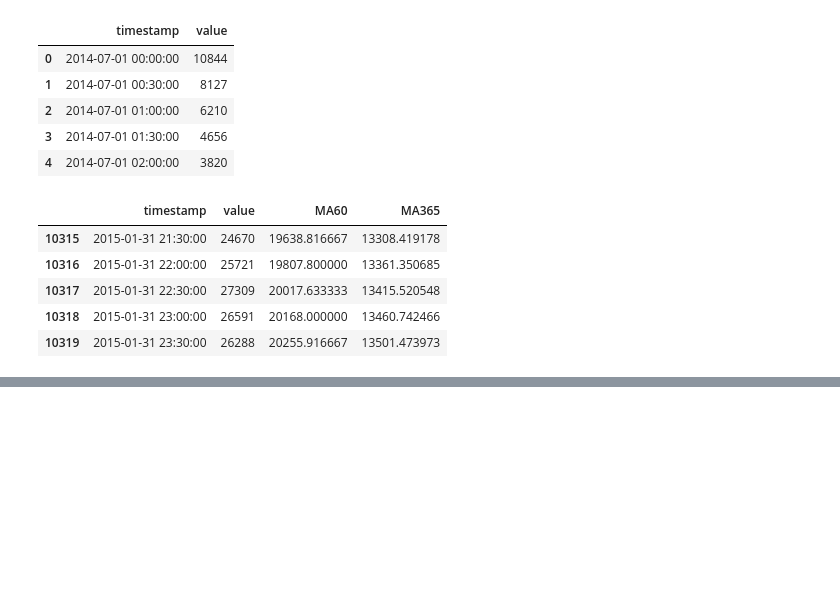
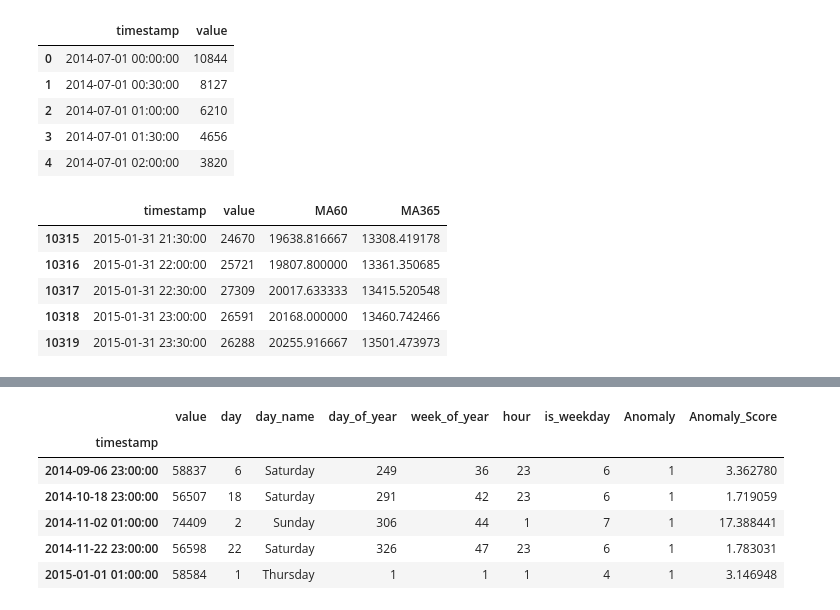
Before and after one commit to neddy0318/-, a Jupyter notebook: 18_AnomalyDetection.ipynb, the cells around one changed output, grey strips where cells are left out. Drawn from its saved outputs; the diff is of its cells as text; code cells hidden in the pictures; blank space fills up the shorter version.

```diff
--- a/18_AnomalyDetection.ipynb
+++ b/18_AnomalyDetection.ipynb
@@ -131,0 +251,11 @@ ValueError: Mime type rendering requires nbformat>=4.2.0 but it is not installed
+# %%
+# check anomalies
+lof_results[lof_results['Anomaly'] == 1].head()
+# %% [output]
+|  | value | day | day_name | day_of_year | week_of_year | hour | is_weekday | Anomaly | Anomaly_Score |
+| timestamp |  |  |  |  |  |  |  |  |  |
+| 2014-09-06 23:00:00 | 58837 | 6 | Saturday | 249 | 36 | 23 | 6 | 1 | 3.362780 |
+| 2014-10-18 23:00:00 | 56507 | 18 | Saturday | 291 | 42 | 23 | 6 | 1 | 1.719059 |
+| 2014-11-02 01:00:00 | 74409 | 2 | Sunday | 306 | 44 | 1 | 7 | 1 | 17.388441 |
+| 2014-11-22 23:00:00 | 56598 | 22 | Saturday | 326 | 47 | 23 | 6 | 1 | 1.783031 |
+| 2015-01-01 01:00:00 | 58584 | 1 | Thursday | 1 | 1 | 1 | 4 | 1 | 3.146948 |
```
Also changed, not shown: parts of 14 cells of this notebook.
